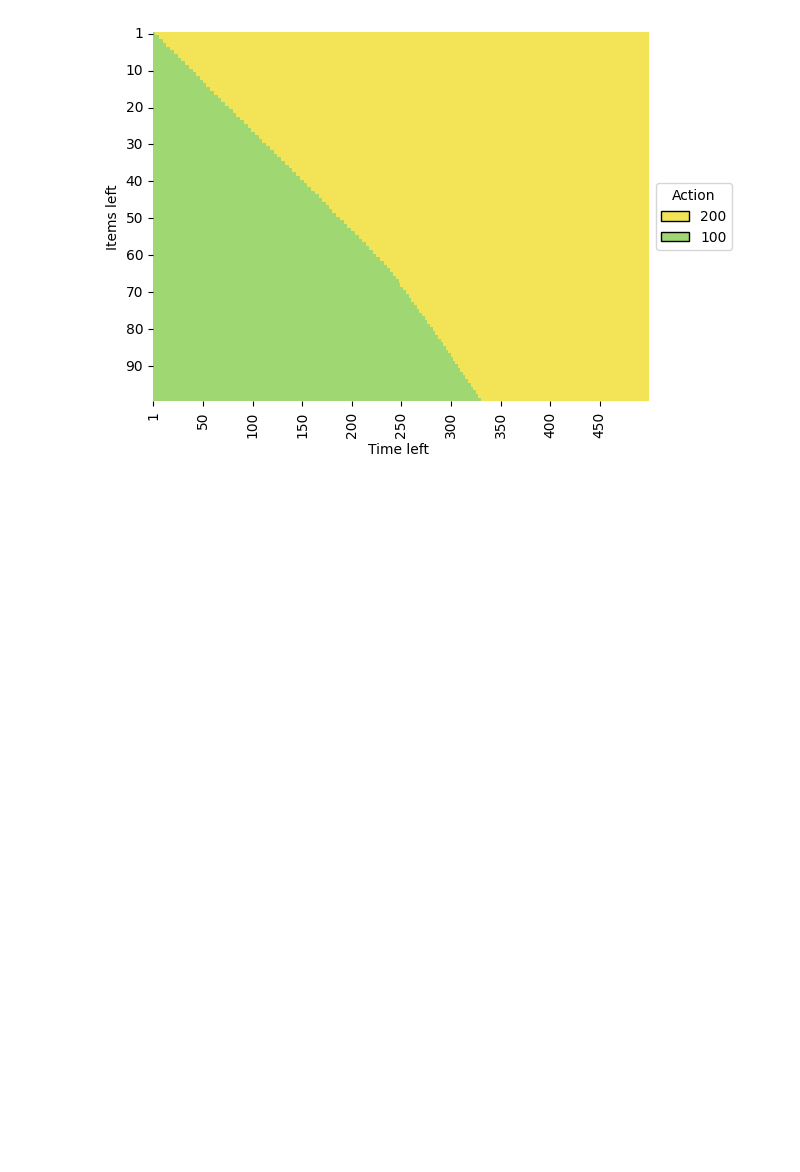
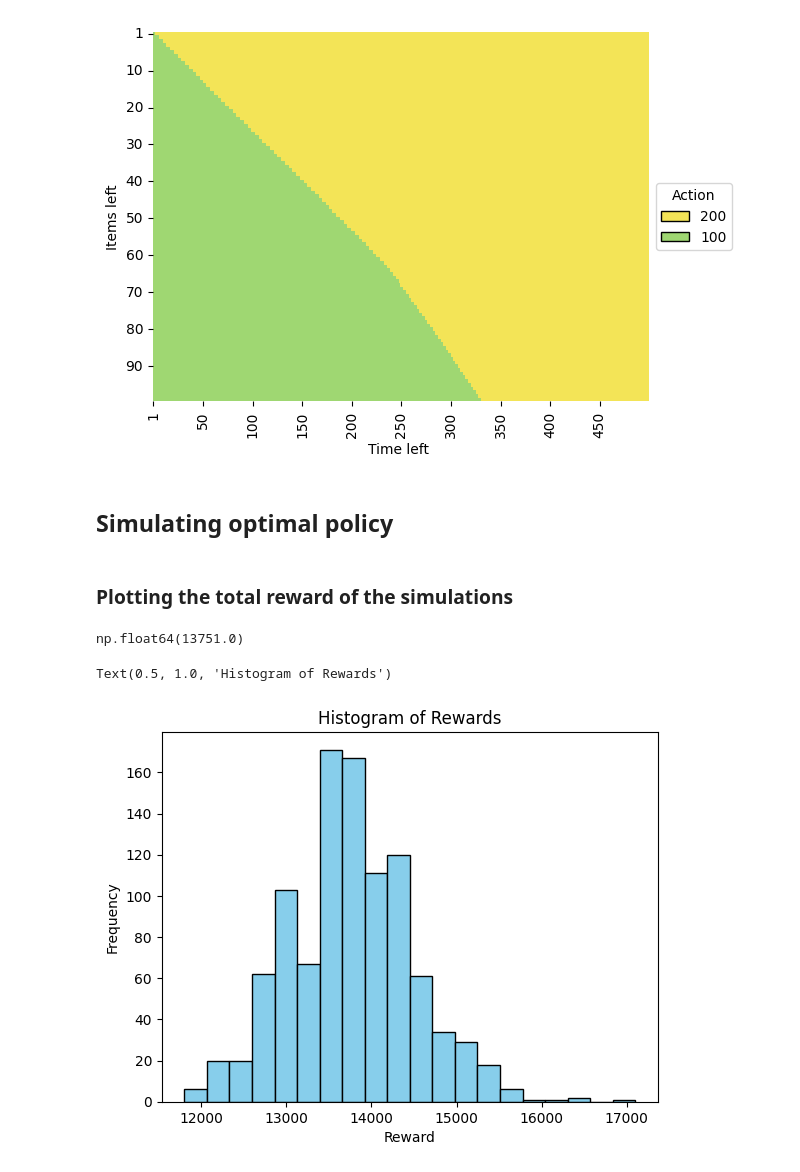
Before and after one commit to michelexyz/RL-assignments, a Jupyter notebook: product_sell/main.ipynb, the cells around one changed output. Saved outputs shown, nothing was run; the diff lists cells and outputs as text; code cells hidden in the pictures; blank space fills up the shorter version.

Commit message:
Simulated and plotted rewards

```diff
--- a/product_sell/main.ipynb
+++ b/product_sell/main.ipynb
@@ -64,3 +64,5 @@ ax.legend(handles=legend_elements, title='Action', loc='center left', bbox_to_an
 plt.show()
 # %% [output]
 [figure]
+# %% [markdown]
+## Simulating optimal policy
@@ -66,0 +113,23 @@ plt.show()
+# %% [markdown]
+### Plotting the total reward of the simulations
+# %%
+# calculate the average reward
+
+avg_reward = np.mean(rewards)
+
+avg_reward
+# %% [output]
+np.float64(13751.0)
+# %%
+# plot the histogram of the rewards
+
+plt.hist(rewards, bins=20, color='skyblue', edgecolor='black')
+
+plt.xlabel('Reward')
+
+plt.ylabel('Frequency')
+
+plt.title('Histogram of Rewards')
+# %% [output]
+Text(0.5, 1.0, 'Histogram of Rewards')
+[figure, added]
```
Also changed, not shown: parts of 3 cells of this notebook.
